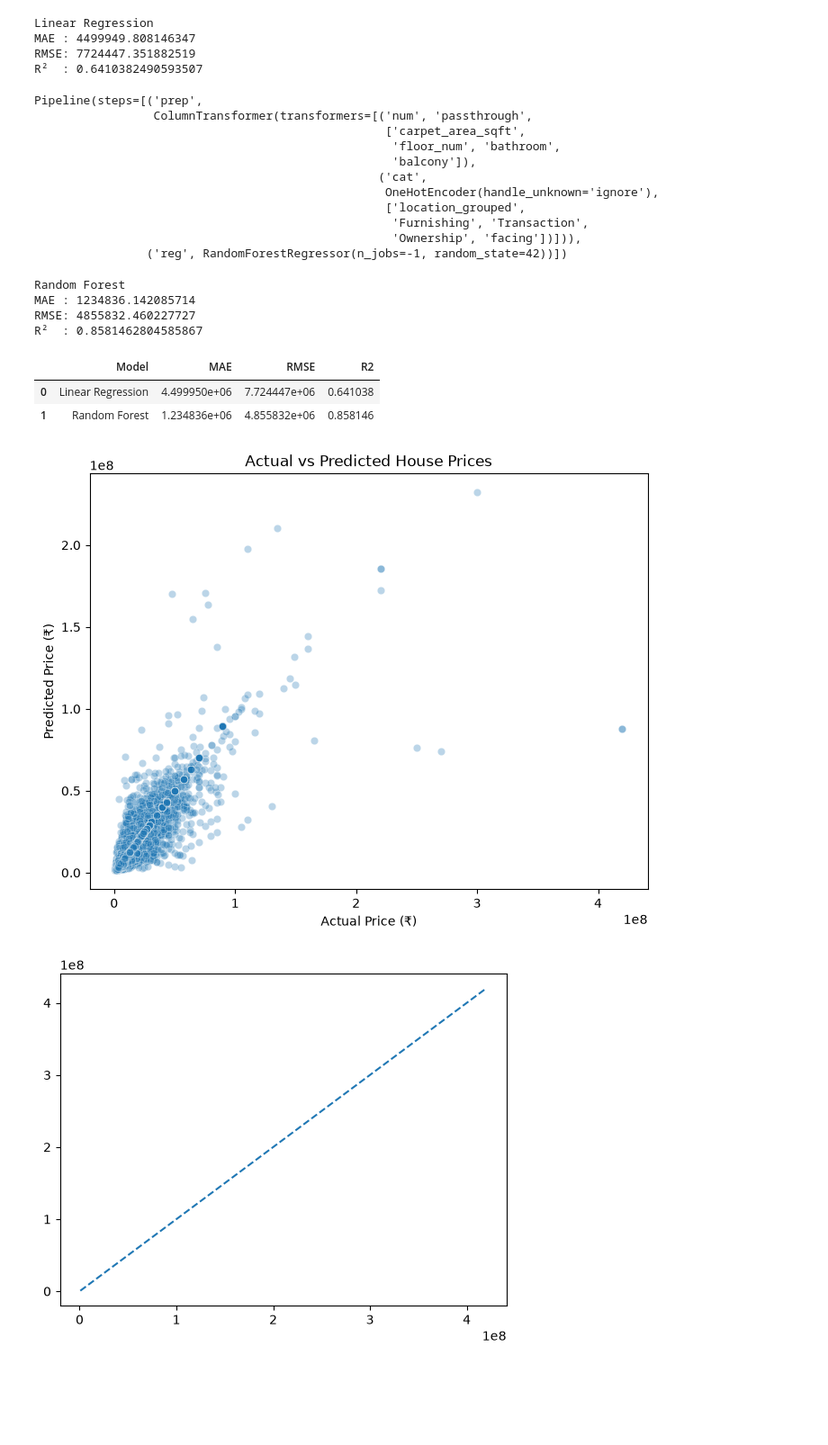
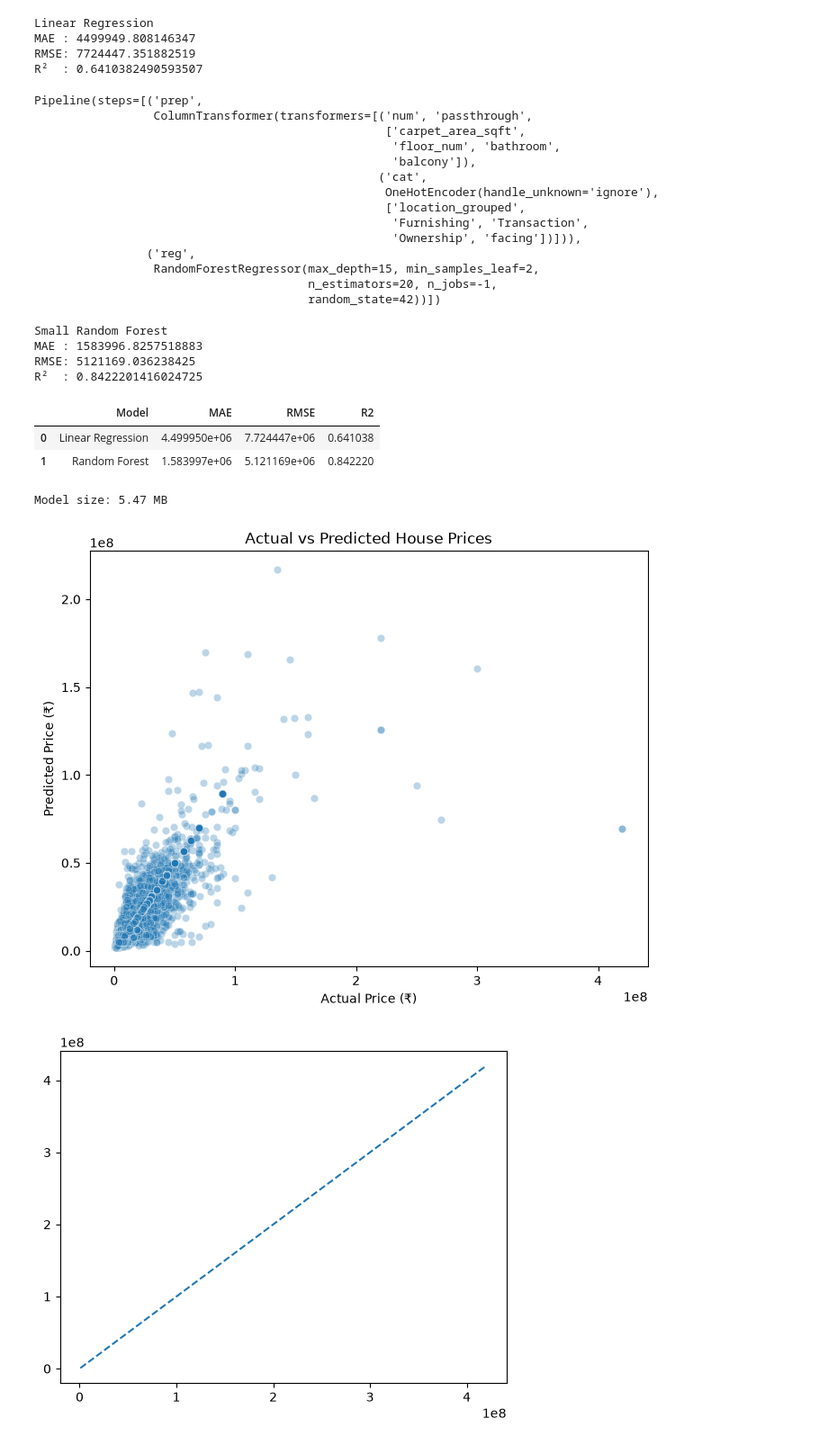
Before and after one commit to Ibrahimhassanelsharkawi/ITI.Project_Tasks, a Jupyter notebook: notebooks/data/house_price_model.ipynb, the cells around one changed output. Shown at 90% size. Saved outputs shown, nothing was run; the diff lists cells and outputs as text; code cells hidden in the pictures; blank space fills up the shorter version.

```diff
--- a/notebooks/data/house_price_model.ipynb
+++ b/notebooks/data/house_price_model.ipynb
@@ -958,16 +957,18 @@ R²  : 0.6410382490593507
 # %%
 from sklearn.ensemble import RandomForestRegressor
 
-rf_model = Pipeline([
+small_rf_model = Pipeline([
     ("prep", preprocessor),
     ("reg", RandomForestRegressor(
-        n_estimators=100,
+        n_estimators=20,
+        max_depth=15,
+        min_samples_leaf=2,
         random_state=42,
         n_jobs=-1
     ))
 ])
 # %%
-rf_model.fit(X_train, y_train)
+small_rf_model.fit(X_train, y_train)
 # %% [output]
 Pipeline(steps=[('prep',
                  ColumnTransformer(transformers=[('num', 'passthrough',
@@ -979,50 +980,61 @@ Pipeline(steps=[('prep',
                                                   ['location_grouped',
                                                    'Furnishing', 'Transaction',
                                                    'Ownership', 'facing'])])),
-                ('reg', RandomForestRegressor(n_jobs=-1, random_state=42))])
+                ('reg',
+                 RandomForestRegressor(max_depth=15, min_samples_leaf=2,
+                                       n_estimators=20, n_jobs=-1,
+                                       random_state=42))])
 # %%
-rf_pred = rf_model.predict(X_test)
+small_rf_pred = small_rf_model.predict(X_test)
 
-rf_mae = mean_absolute_error(y_test, rf_pred)
-rf_rmse = root_mean_squared_error(y_test, rf_pred)
-rf_r2 = r2_score(y_test, rf_pred)
+small_rf_mae = mean_absolute_error(y_test, small_rf_pred)
+small_rf_rmse = root_mean_squared_error(y_test, small_rf_pred)
+small_rf_r2 = r2_score(y_test, small_rf_pred)
 
-print("Random Forest")
-print("MAE :", rf_mae)
-print("RMSE:", rf_rmse)
-print("R²  :", rf_r2)
+print("Small Random Forest")
+print("MAE :", small_rf_mae)
+print("RMSE:", small_rf_rmse)
+print("R²  :", small_rf_r2)
 # %% [output]
-Random Forest
-MAE : 1234836.142085714
-RMSE: 4855832.460227727
-R²  : 0.8581462804585867
+Small Random Forest
+MAE : 1583996.8257518883
+RMSE: 5121169.036238425
+R²  : 0.8422201416024725
 # %%
 results = pd.DataFrame({
     "Model": ["Linear Regression", "Random Forest"],
-    "MAE": [linear_mae, rf_mae],
-    "RMSE": [linear_rmse, rf_rmse],
-    "R2": [linear_r2, rf_r2]
+    "MAE": [linear_mae, small_rf_mae],
+    "RMSE": [linear_rmse, small_rf_rmse],
+    "R2": [linear_r2, small_rf_r2]
 })
 
 results
 # %% [output]
 |  | Model | MAE | RMSE | R2 |
 | 0 | Linear Regression | 4.499950e+06 | 7.724447e+06 | 0.641038 |
-| 1 | Random Forest | 1.234836e+06 | 4.855832e+06 | 0.858146 |
+| 1 | Random Forest | 1.583997e+06 | 5.121169e+06 | 0.842220 |
+# %%
+joblib.dump(small_rf_model, "house_price_small.pkl")
+
+size_mb = os.path.getsize("house_price_small.pkl") / (1024 * 1024)
+
+print(f"Model size: {size_mb:.2f} MB")
+# %% [output]
+Model size: 5.47 MB
 # %%
 plt.figure(figsize=(8, 6))
 
 sns.scatterplot(
     x=y_test,
-    y=rf_pred,
+    y=small_rf_pred,
     alpha=0.3
 )
 
 plt.xlabel("Actual Price (₹)")
 plt.ylabel("Predicted Price (₹)")
 plt.title("Actual vs Predicted House Prices")
 
 plt.show()
 # %% [output]
-[figure, old version]
+[figure, new version]
 # %%
```
Also changed, not shown: parts of 6 cells of this notebook, 1 other file.
